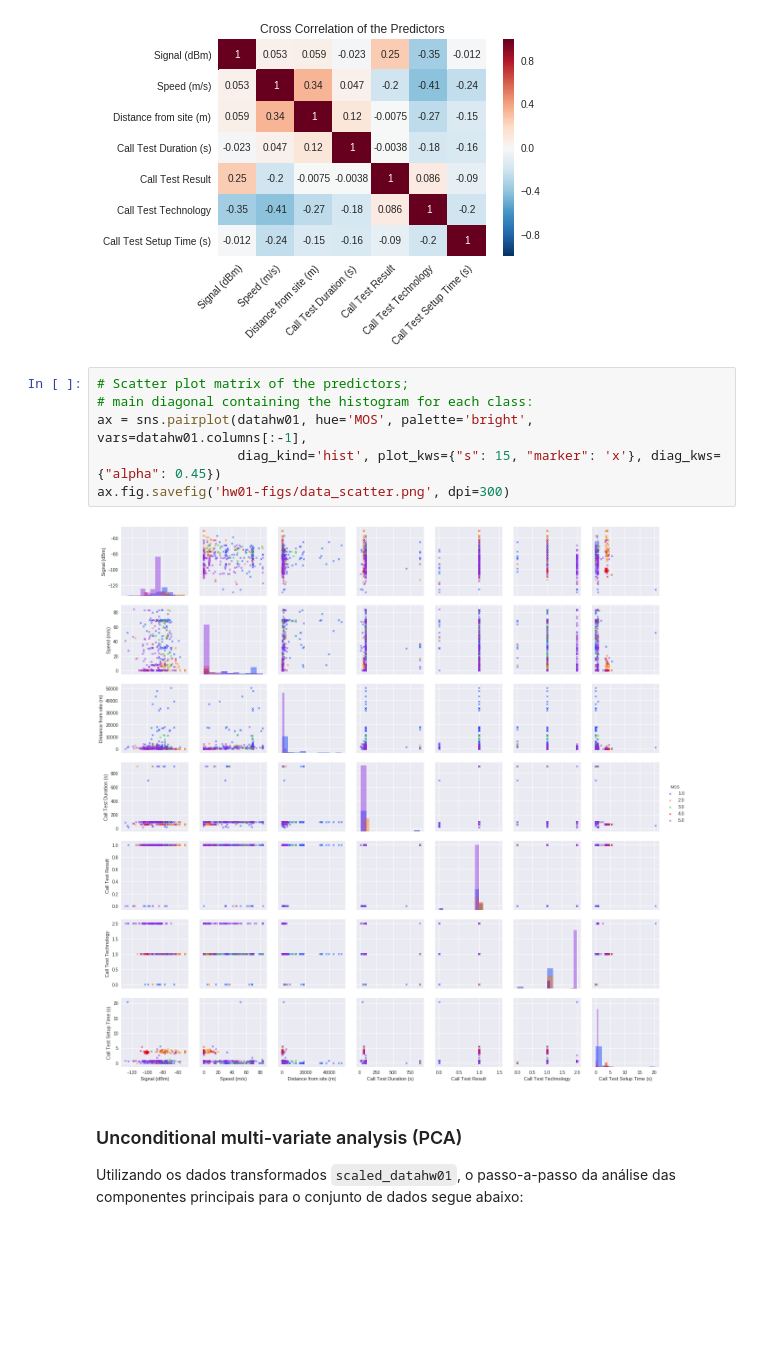
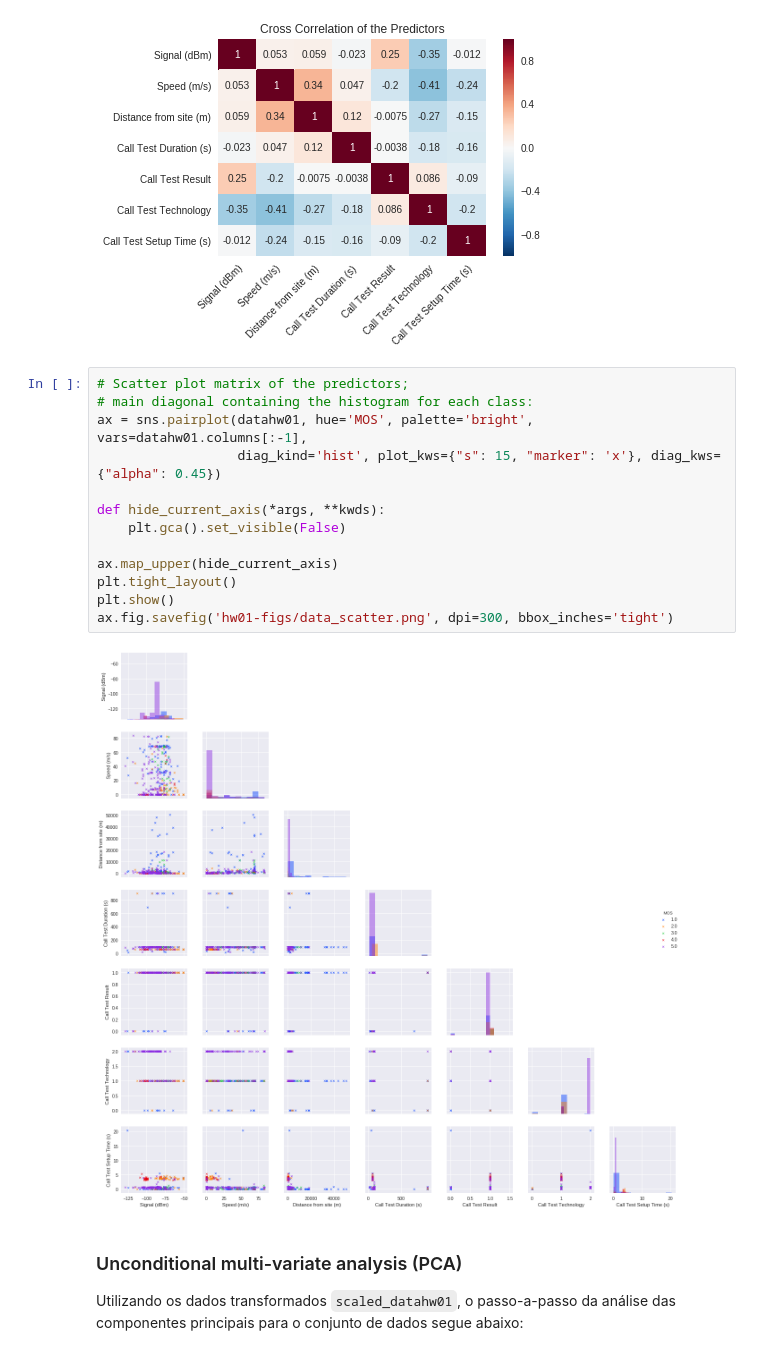
Before and after one commit to ezequiasjunior/ica2019.2, a Jupyter notebook: data_preprocessing.ipynb, the cells around one changed output. Saved outputs shown, nothing was run; the diff lists cells and outputs as text; blank space fills up the shorter version.

```diff
--- a/data_preprocessing.ipynb
+++ b/data_preprocessing.ipynb
@@ -357,11 +357,18 @@ fig.savefig('hw01-figs/data_corr.pdf', bbox_inches='tight')
 # %%
 # Scatter plot matrix of the predictors;
 # main diagonal containing the histogram for each class:
 ax = sns.pairplot(datahw01, hue='MOS', palette='bright', vars=datahw01.columns[:-1],
                   diag_kind='hist', plot_kws={"s": 15, "marker": 'x'}, diag_kws={"alpha": 0.45})
-ax.fig.savefig('hw01-figs/data_scatter.png', dpi=300)
+
+def hide_current_axis(*args, **kwds):
+    plt.gca().set_visible(False)
+
+ax.map_upper(hide_current_axis)
+plt.tight_layout()
+plt.show()
+ax.fig.savefig('hw01-figs/data_scatter.png', dpi=300, bbox_inches='tight')
 # %% [output]
-[figure, old version]
+[figure, new version]
 # %% [markdown]
 ### Unconditional multi-variate analysis (PCA)
 
```
Also changed, not shown: parts of 4 cells of this notebook, 17 other files.
